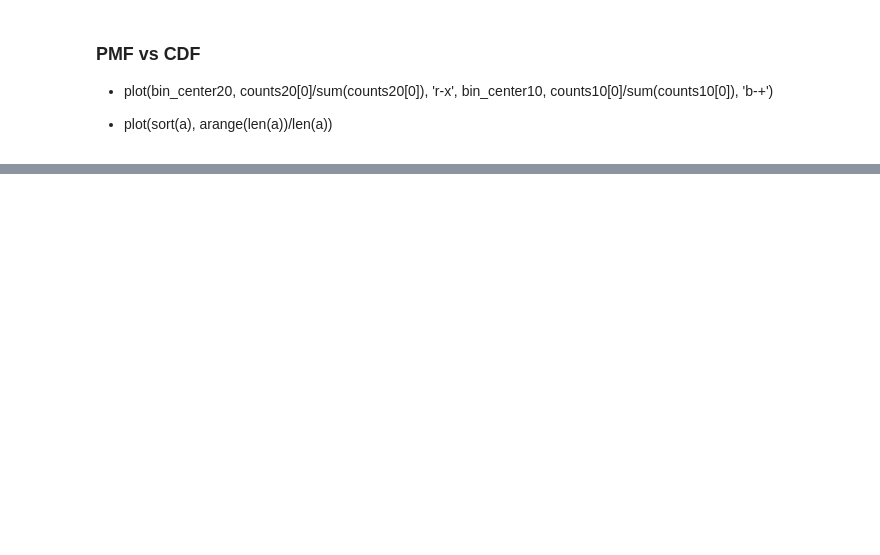
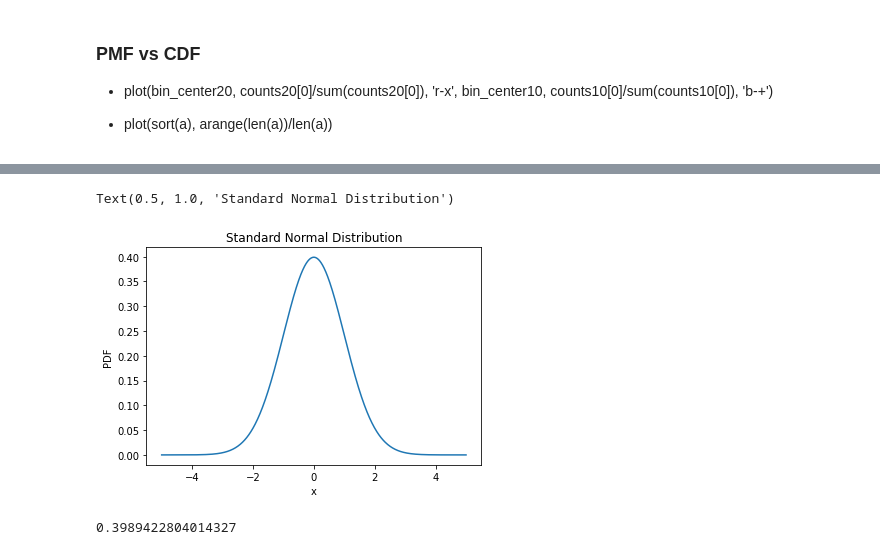
Before and after one commit to retrouvm/Code-Practice, a Jupyter notebook: Data_Science/lectures/lecture9.ipynb, the cells around one changed output, grey strips where cells are left out. Saved outputs shown, nothing was run; the diff lists cells and outputs as text; code cells hidden in the pictures; blank space fills up the shorter version.

Commit message:
normal

```diff
--- a/Data_Science/lectures/lecture9.ipynb
+++ b/Data_Science/lectures/lecture9.ipynb
@@ -145,0 +164,18 @@ get a probability mass2, you have to integrate over x.
+# %%
+from scipy.stats import norm
+
+x=np.linspace(-5,5,10**3)
+y=norm.pdf(x,0,1)
+#(x, loc=0,scale=1)
+plt.plot(x,y)
+plt.xlabel('x')
+plt.ylabel('PDF')
+plt.title('Standard Normal Distribution')
+# %% [output]
+Text(0.5, 1.0, 'Standard Normal Distribution')
+[figure, added]
+# %%
+#in a standard normal distribution, what is the probability to get 0
+norm.pdf(0,0,1)
+# %% [output]
+0.3989422804014327
```
Also changed, not shown: parts of 6 cells of this notebook, 2 other files.
